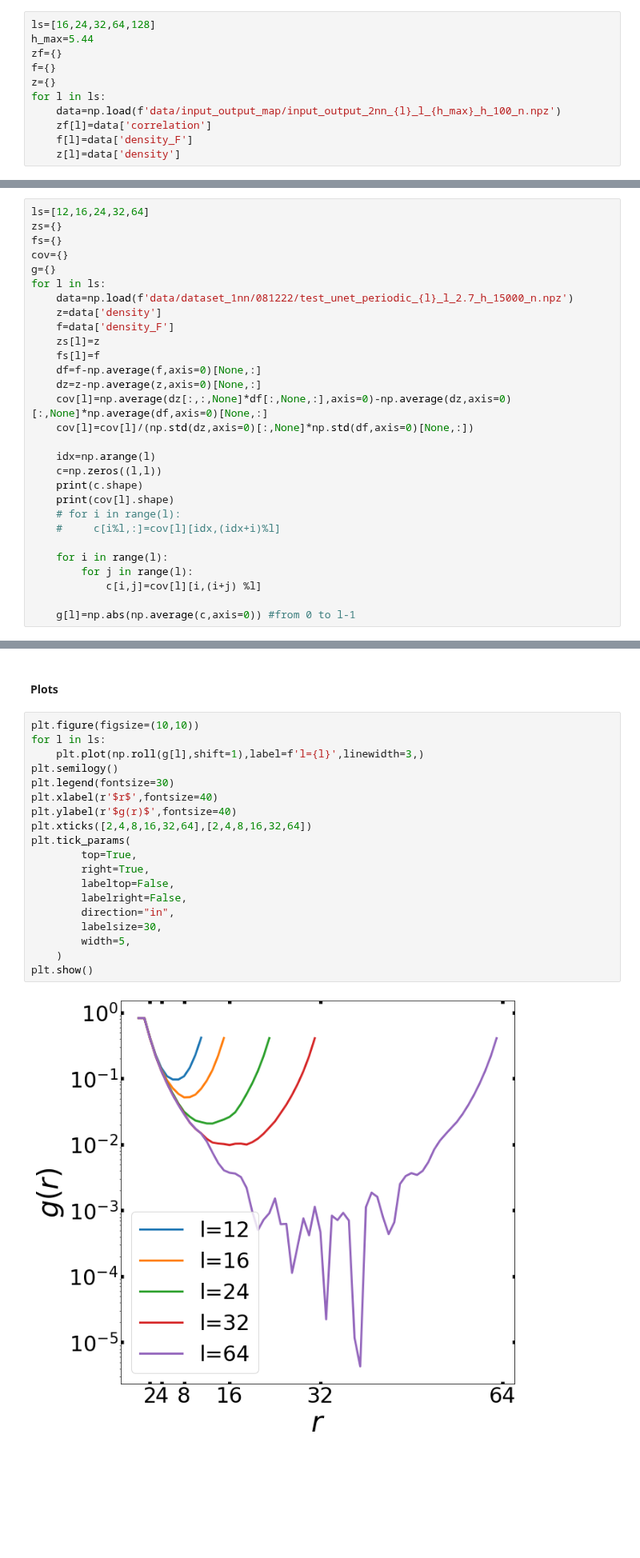
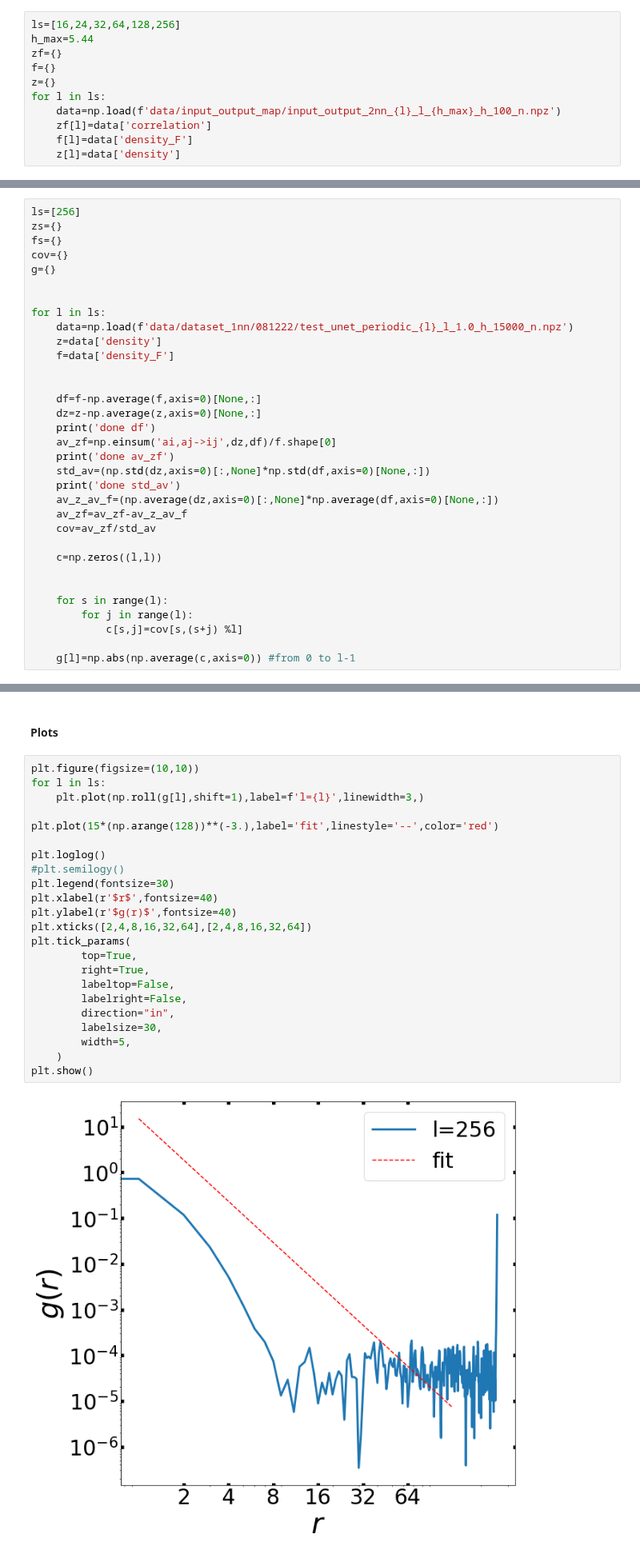
Before and after one commit to emacosta95/quantum_simulations_for_ising, a Jupyter notebook: CorrelationZXX.ipynb, the cells around one changed output, grey strips where cells are left out. Shown at 80% size. Cells and saved outputs as stored; diff of their text form; blank space fills up the shorter version.

```diff
--- a/CorrelationZXX.ipynb
+++ b/CorrelationZXX.ipynb
@@ -8,7 +8,7 @@ import matplotlib.pyplot as plt
 # %% [markdown]
 #### Data
 # %%
-ls=[16,24,32,64,128]
+ls=[16,24,32,64,128,256]
 h_max=5.44
 zf={}
 f={}
@@ -87,32 +97,36 @@ import matplotlib.pyplot as plt
 # %% [markdown]
 #### Data
 # %%
-ls=[12,16,24,32,64]
+ls=[256]
 zs={}
 fs={}
 cov={}
 g={}
+
+
 for l in ls:
-    data=np.load(f'data/dataset_1nn/081222/test_unet_periodic_{l}_l_2.7_h_15000_n.npz')
+    data=np.load(f'data/dataset_1nn/081222/test_unet_periodic_{l}_l_1.0_h_15000_n.npz')
     z=data['density']
     f=data['density_F']
-    zs[l]=z
-    fs[l]=f
+
+
     df=f-np.average(f,axis=0)[None,:]
     dz=z-np.average(z,axis=0)[None,:]
-    cov[l]=np.average(dz[:,:,None]*df[:,None,:],axis=0)-np.average(dz,axis=0)[:,None]*np.average(df,axis=0)[None,:]
-    cov[l]=cov[l]/(np.std(dz,axis=0)[:,None]*np.std(df,axis=0)[None,:])
+    print('done df')
+    av_zf=np.einsum('ai,aj->ij',dz,df)/f.shape[0]
+    print('done av_zf')
+    std_av=(np.std(dz,axis=0)[:,None]*np.std(df,axis=0)[None,:])
+    print('done std_av')
+    av_z_av_f=(np.average(dz,axis=0)[:,None]*np.average(df,axis=0)[None,:])
+    av_zf=av_zf-av_z_av_f
+    cov=av_zf/std_av
 
-    idx=np.arange(l)
     c=np.zeros((l,l))
-    print(c.shape)
-    print(cov[l].shape)
-    # for i in range(l):
-    #     c[i%l,:]=cov[l][idx,(idx+i)%l]
 
-    for i in range(l):
+
+    for s in range(l):
         for j in range(l):
-            c[i,j]=cov[l][i,(i+j) %l]
+            c[s,j]=cov[s,(s+j) %l]
 
     g[l]=np.abs(np.average(c,axis=0)) #from 0 to l-1
 # %% [output]
@@ -131,21 +138,25 @@ for l in ls:
 # %%
 plt.figure(figsize=(10,10))
 for l in ls:
     plt.plot(np.roll(g[l],shift=1),label=f'l={l}',linewidth=3,)
-plt.semilogy()
+
+plt.plot(15*(np.arange(128))**(-3.),label='fit',linestyle='--',color='red')
+
+plt.loglog()
+#plt.semilogy()
 plt.legend(fontsize=30)
 plt.xlabel(r'$r$',fontsize=40)
 plt.ylabel(r'$g(r)$',fontsize=40)
 plt.xticks([2,4,8,16,32,64],[2,4,8,16,32,64])
 plt.tick_params(
         top=True,
         right=True,
         labeltop=False,
         labelright=False,
         direction="in",
         labelsize=30,
         width=5,
     )
 plt.show()
 # %% [output]
-[figure, old version]
+[figure, new version]
```
Also changed, not shown: parts of 10 cells of this notebook, 18 other files.
